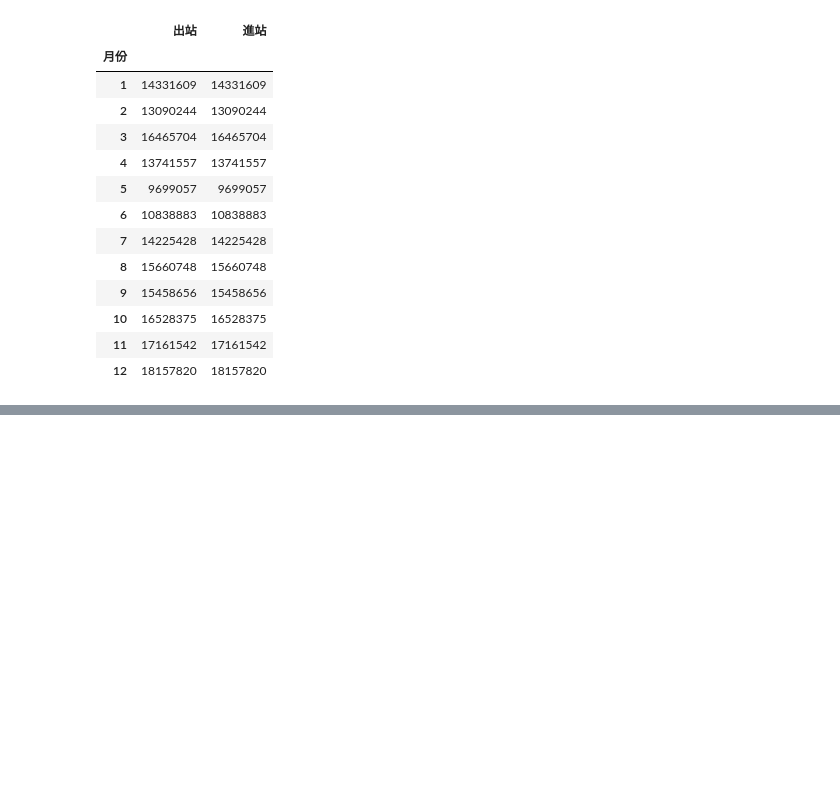
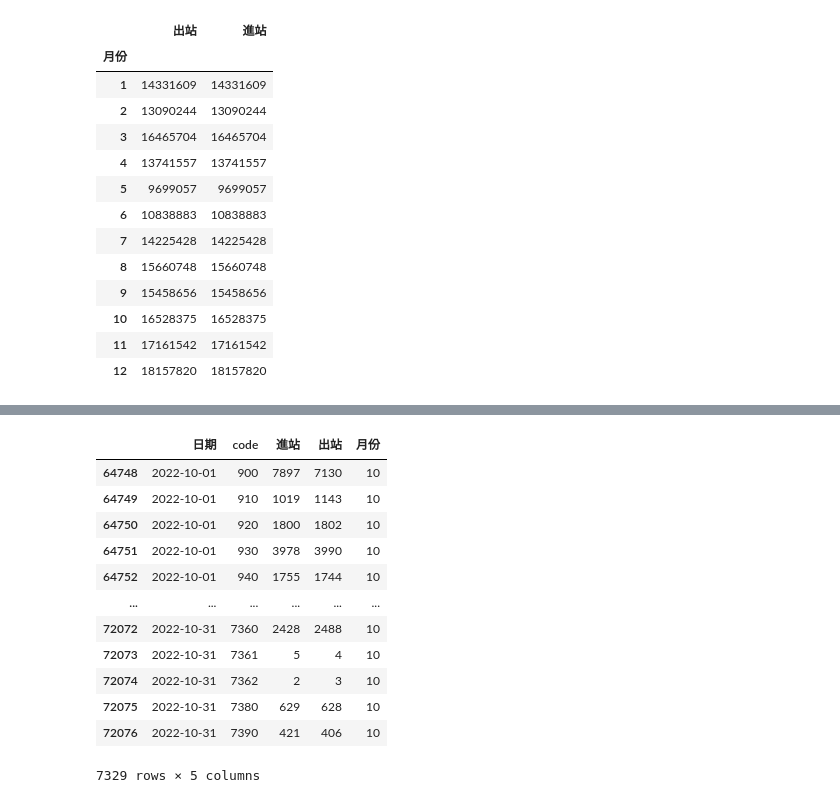
Before and after one commit to roberthsu2003/__2024_04_17_mon_wed__, a Jupyter notebook: lesson20/lesson20_3.ipynb, the cells around one changed output, grey strips where cells are left out. Cells and saved outputs as stored; diff of their text form; code cells hidden in the pictures; blank space fills up the shorter version.

```diff
--- a/lesson20/lesson20_3.ipynb
+++ b/lesson20/lesson20_3.ipynb
@@ -134,0 +179,18 @@ df1.groupby(by=['月份'])[['出站','進站']].sum()
+# %%
+group_dict = dict(list(df1.groupby(by='月份')))
+# %%
+group_dict[10]
+# %% [output]
+|  | 日期 | code | 進站 | 出站 | 月份 |
+| 64748 | 2022-10-01 | 900 | 7897 | 7130 | 10 |
+| 64749 | 2022-10-01 | 910 | 1019 | 1143 | 10 |
+| 64750 | 2022-10-01 | 920 | 1800 | 1802 | 10 |
+| 64751 | 2022-10-01 | 930 | 3978 | 3990 | 10 |
+| 64752 | 2022-10-01 | 940 | 1755 | 1744 | 10 |
+| ... | ... | ... | ... | ... | ... |
+| 72072 | 2022-10-31 | 7360 | 2428 | 2488 | 10 |
+| 72073 | 2022-10-31 | 7361 | 5 | 4 | 10 |
+| 72074 | 2022-10-31 | 7362 | 2 | 3 | 10 |
+| 72075 | 2022-10-31 | 7380 | 629 | 628 | 10 |
+| 72076 | 2022-10-31 | 7390 | 421 | 406 | 10 |
+7329 rows × 5 columns
```
Also changed, not shown: parts of 2 cells of this notebook.
